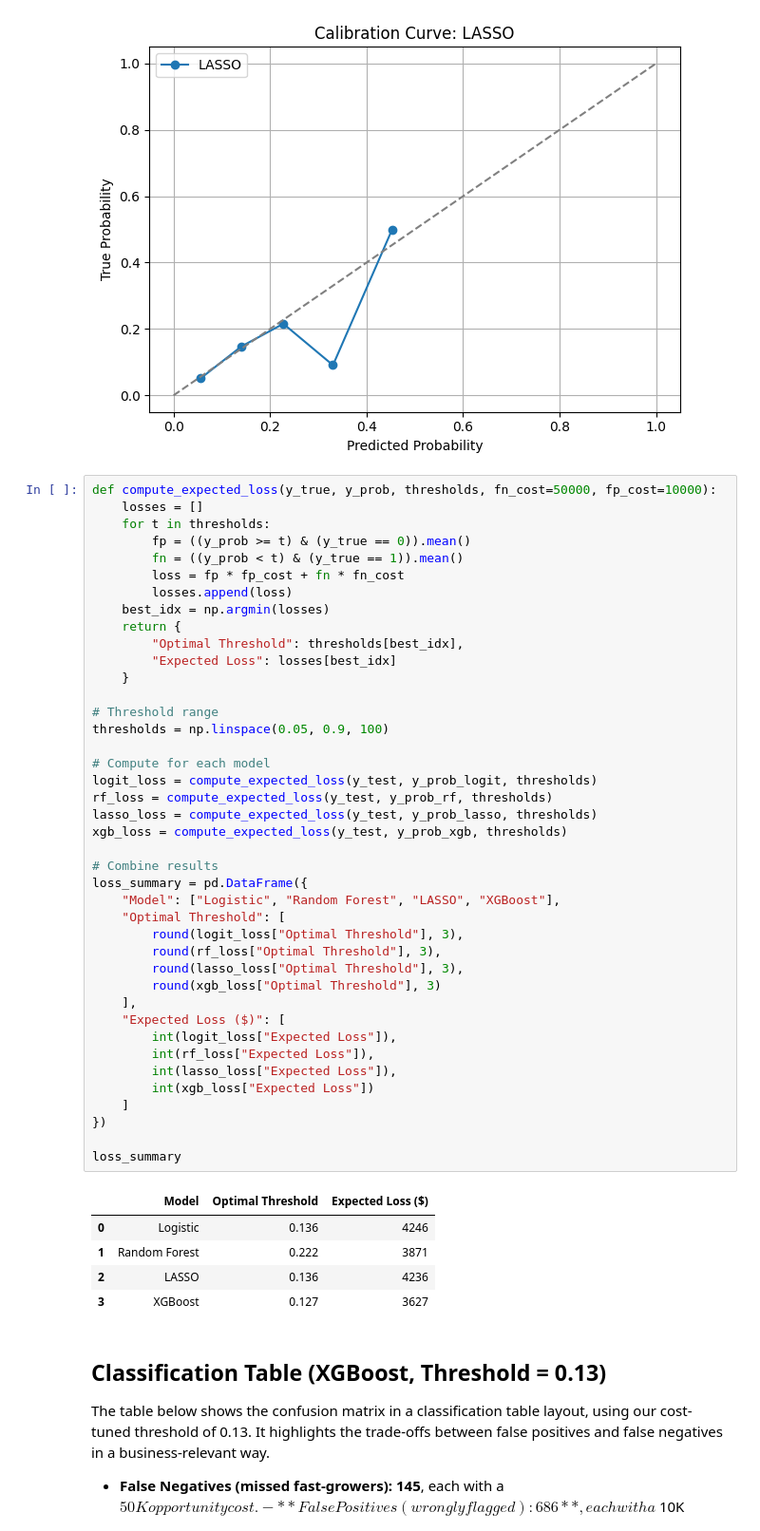
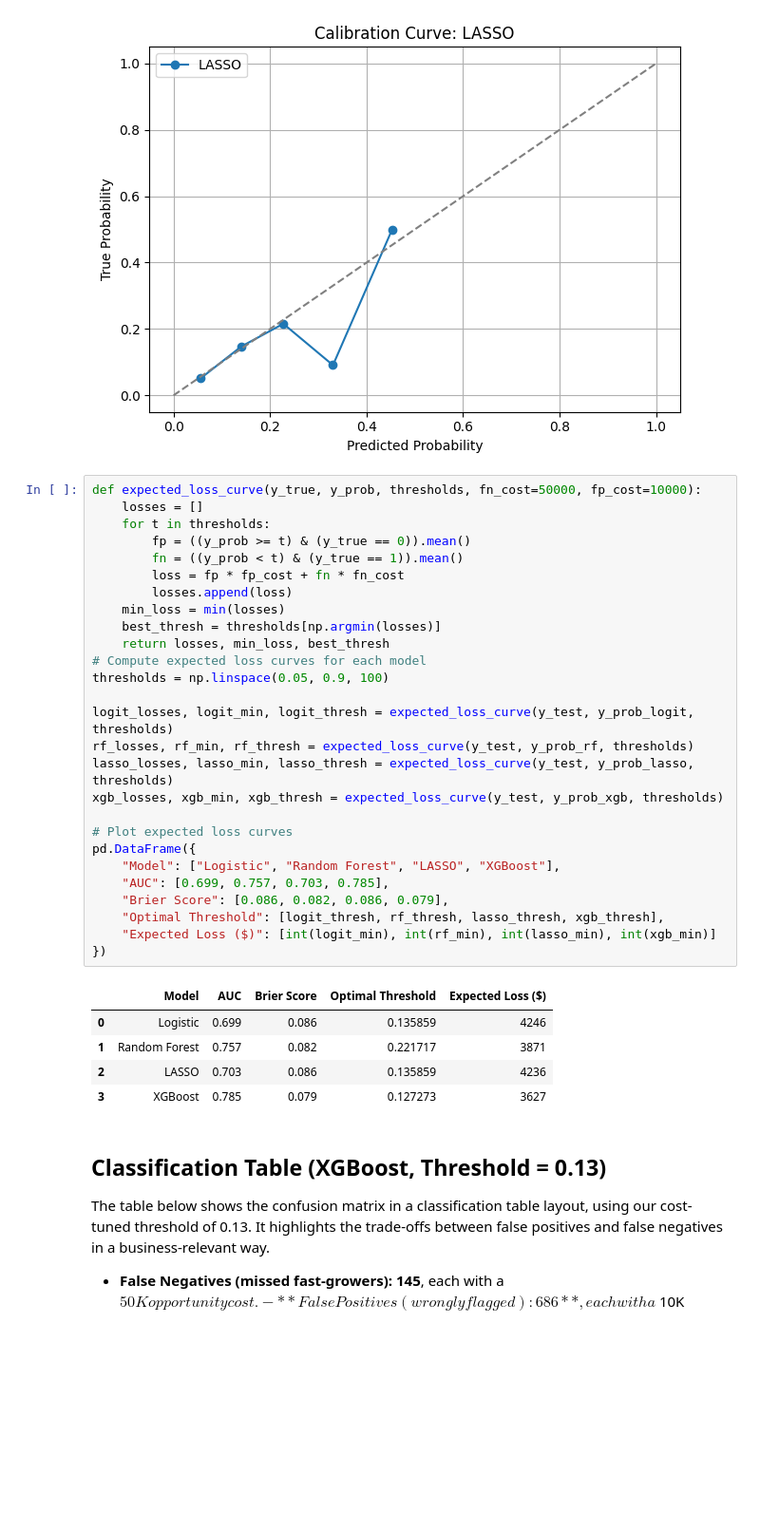
Before and after one commit to shirind76/Data_Analysis_3, a Jupyter notebook: A3/A3.ipynb, the cells around one changed output. Shown at 95% size. Drawn from its saved outputs; the diff is of its cells as text; blank space fills up the shorter version.

```diff
--- a/A3/A3.ipynb
+++ b/A3/A3.ipynb
@@ -869,52 +869,38 @@ plt.show()
 [figure]
 [figure]
 # %%
-def compute_expected_loss(y_true, y_prob, thresholds, fn_cost=50000, fp_cost=10000):
+def expected_loss_curve(y_true, y_prob, thresholds, fn_cost=50000, fp_cost=10000):
     losses = []
     for t in thresholds:
         fp = ((y_prob >= t) & (y_true == 0)).mean()
         fn = ((y_prob < t) & (y_true == 1)).mean()
         loss = fp * fp_cost + fn * fn_cost
         losses.append(loss)
-    best_idx = np.argmin(losses)
-    return {
-        "Optimal Threshold": thresholds[best_idx],
-        "Expected Loss": losses[best_idx]
-    }
-
-# Threshold range
+    min_loss = min(losses)
+    best_thresh = thresholds[np.argmin(losses)]
+    return losses, min_loss, best_thresh
+# Compute expected loss curves for each model
 thresholds = np.linspace(0.05, 0.9, 100)
 
-# Compute for each model
-logit_loss = compute_expected_loss(y_test, y_prob_logit, thresholds)
-rf_loss = compute_expected_loss(y_test, y_prob_rf, thresholds)
-lasso_loss = compute_expected_loss(y_test, y_prob_lasso, thresholds)
-xgb_loss = compute_expected_loss(y_test, y_prob_xgb, thresholds)
+logit_losses, logit_min, logit_thresh = expected_loss_curve(y_test, y_prob_logit, thresholds)
+rf_losses, rf_min, rf_thresh = expected_loss_curve(y_test, y_prob_rf, thresholds)
+lasso_losses, lasso_min, lasso_thresh = expected_loss_curve(y_test, y_prob_lasso, thresholds)
+xgb_losses, xgb_min, xgb_thresh = expected_loss_curve(y_test, y_prob_xgb, thresholds)
 
-# Combine results
-loss_summary = pd.DataFrame({
+# Plot expected loss curves
+pd.DataFrame({
     "Model": ["Logistic", "Random Forest", "LASSO", "XGBoost"],
-    "Optimal Threshold": [
-        round(logit_loss["Optimal Threshold"], 3),
-        round(rf_loss["Optimal Threshold"], 3),
-        round(lasso_loss["Optimal Threshold"], 3),
-        round(xgb_loss["Optimal Threshold"], 3)
-    ],
-    "Expected Loss ($)": [
-        int(logit_loss["Expected Loss"]),
-        int(rf_loss["Expected Loss"]),
-        int(lasso_loss["Expected Loss"]),
-        int(xgb_loss["Expected Loss"])
-    ]
+    "AUC": [0.699, 0.757, 0.703, 0.785],
+    "Brier Score": [0.086, 0.082, 0.086, 0.079],
+    "Optimal Threshold": [logit_thresh, rf_thresh, lasso_thresh, xgb_thresh],
+    "Expected Loss ($)": [int(logit_min), int(rf_min), int(lasso_min), int(xgb_min)]
 })
-
-loss_summary
 # %% [output]
-|  | Model | Optimal Threshold | Expected Loss ($) |
-| 0 | Logistic | 0.136 | 4246 |
-| 1 | Random Forest | 0.222 | 3871 |
-| 2 | LASSO | 0.136 | 4236 |
-| 3 | XGBoost | 0.127 | 3627 |
+|  | Model | AUC | Brier Score | Optimal Threshold | Expected Loss ($) |
+| 0 | Logistic | 0.699 | 0.086 | 0.135859 | 4246 |
+| 1 | Random Forest | 0.757 | 0.082 | 0.221717 | 3871 |
+| 2 | LASSO | 0.703 | 0.086 | 0.135859 | 4236 |
+| 3 | XGBoost | 0.785 | 0.079 | 0.127273 | 3627 |
 # %% [markdown]
 ## Classification Table (XGBoost, Threshold = 0.13)
 
```
